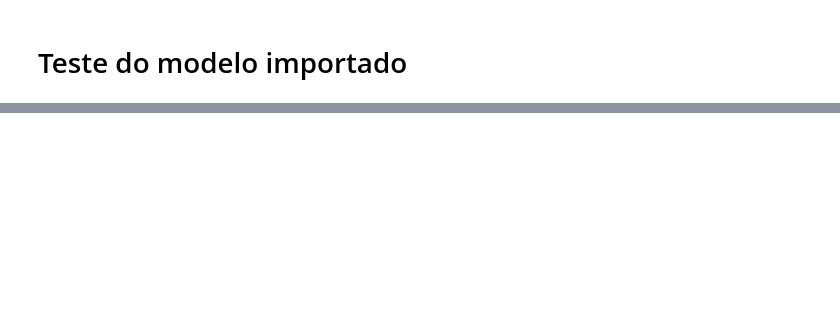
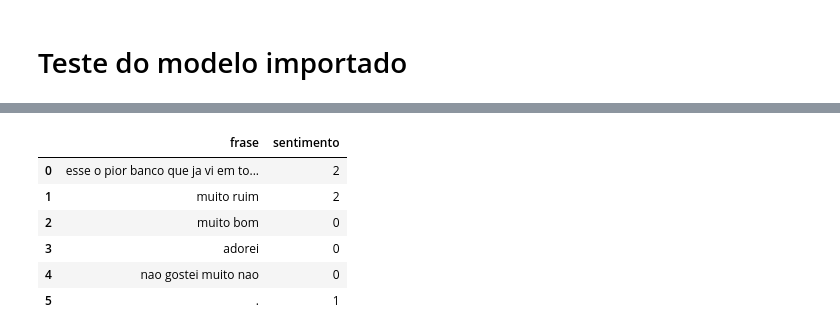
Before and after one commit to 2023M6T4-Inteli/Projeto01, a Jupyter notebook: src/notebook/GradioGrupo1.ipynb, the cells around one changed output, grey strips where cells are left out. Saved outputs shown, nothing was run; the diff lists cells and outputs as text; code cells hidden in the pictures; blank space fills up the shorter version.

```diff
--- a/src/notebook/GradioGrupo1.ipynb
+++ b/src/notebook/GradioGrupo1.ipynb
@@ -56,8 +60,8 @@ dfteste
 # %%
-def prever1(dados,modelo):
+def prever1(dados):
   dados = vetorizador.encode(dados.tolist())
   dados = pd.DataFrame(dados)
-  previsoes = modelo.predict(dados)
+  previsoes = modeloTransformers.predict(dados)
   previsoes = np.argmax(previsoes, axis=1)
   return previsoes
 # %%
@@ -67,0 +72,2 @@ array([2, 2])
+# %%
+dfteste['sentimento'] = pd.Series(prever1(dfteste["frase"]))
@@ -67,0 +76,10 @@ array([2, 2])
+# %%
+dfteste
+# %% [output]
+|  | frase | sentimento |
+| 0 | esse o pior banco que ja vi em to... | 2 |
+| 1 | muito ruim | 2 |
+| 2 | muito bom | 0 |
+| 3 | adorei | 0 |
+| 4 | nao gostei muito nao | 0 |
+| 5 | . | 1 |
```
Also changed, not shown: parts of 28 cells of this notebook.
